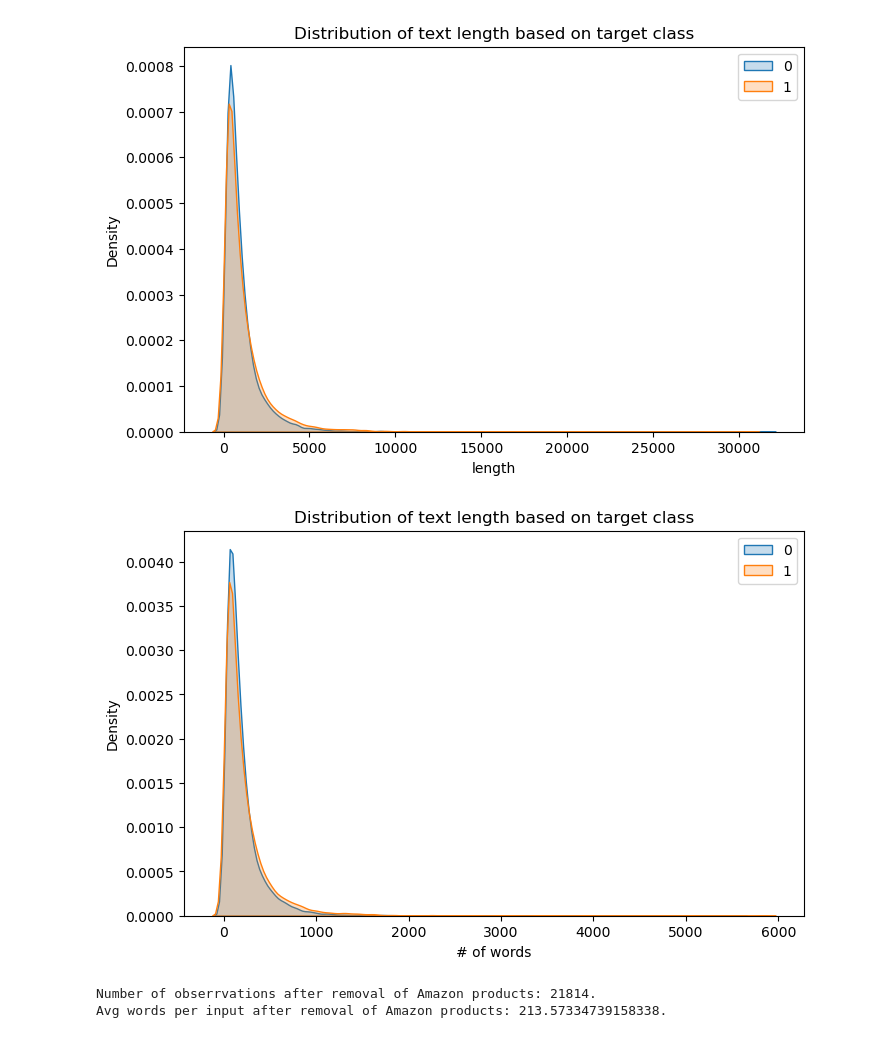
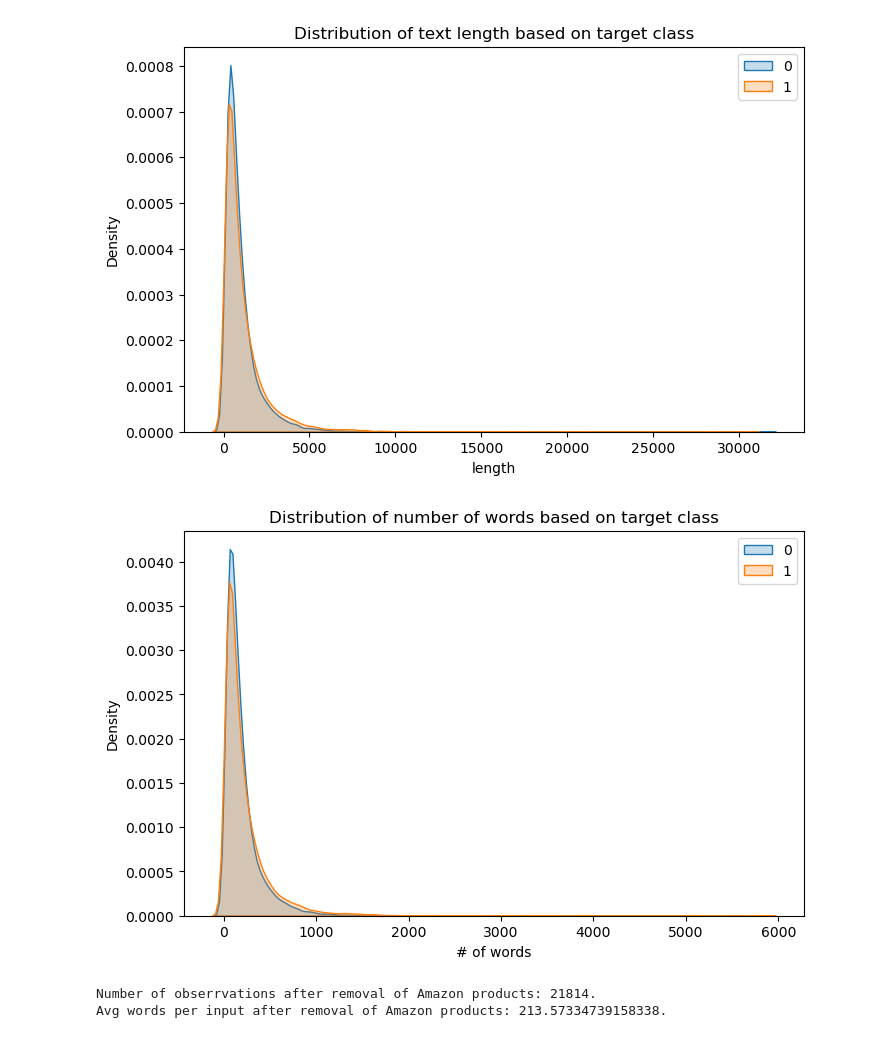
Before and after one commit to pawlik0wskim/BalancingMethodsNLP, a Jupyter notebook: EDA/AMAZON- reviews.ipynb, the cells around one changed output. Drawn from its saved outputs; the diff is of its cells as text; code cells hidden in the pictures.

```diff
--- a/EDA/AMAZON- reviews.ipynb
+++ b/EDA/AMAZON- reviews.ipynb
@@ -173,12 +201,12 @@ plt.show()
 # %%
 plt.figure(figsize =(8,5))
 for l in label:
     sns.kdeplot(df_final["# of words"][df_final.target==l], fill=True, label=l)
 plt.legend()
-plt.title("Distribution of text length based on target class")
+plt.title("Distribution of number of words based on target class")
 plt.show()
 # %% [output]
-[figure, old version]
+[figure, new version]
 # %%
 print(f"Number of obserrvations after removal of Amazon products: {len(df_final)}.")
 print(f"Avg words per input after removal of Amazon products: {np.mean(df_final['# of words'])}.")
```
Also changed, not shown: parts of 4 cells of this notebook, 4 other files.
